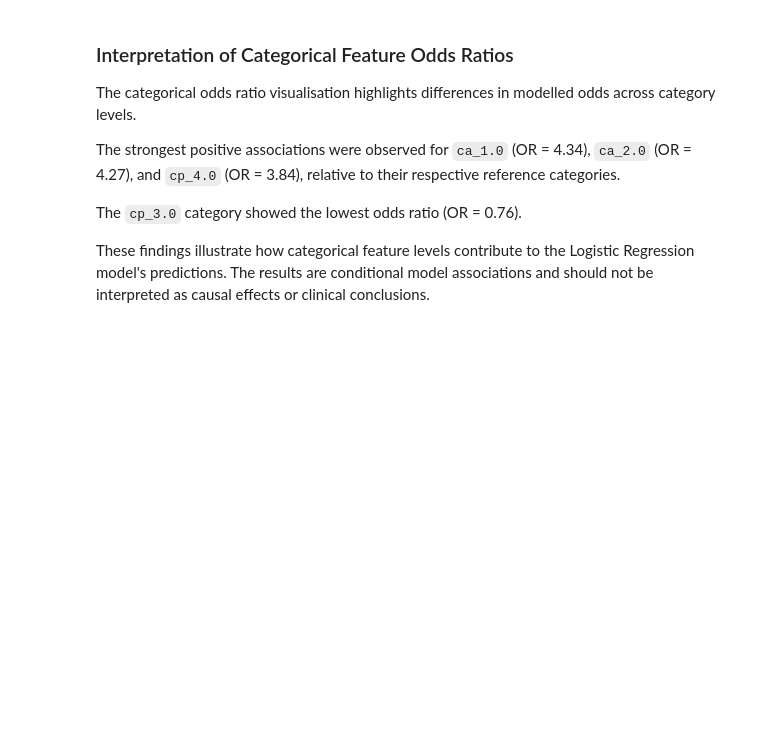
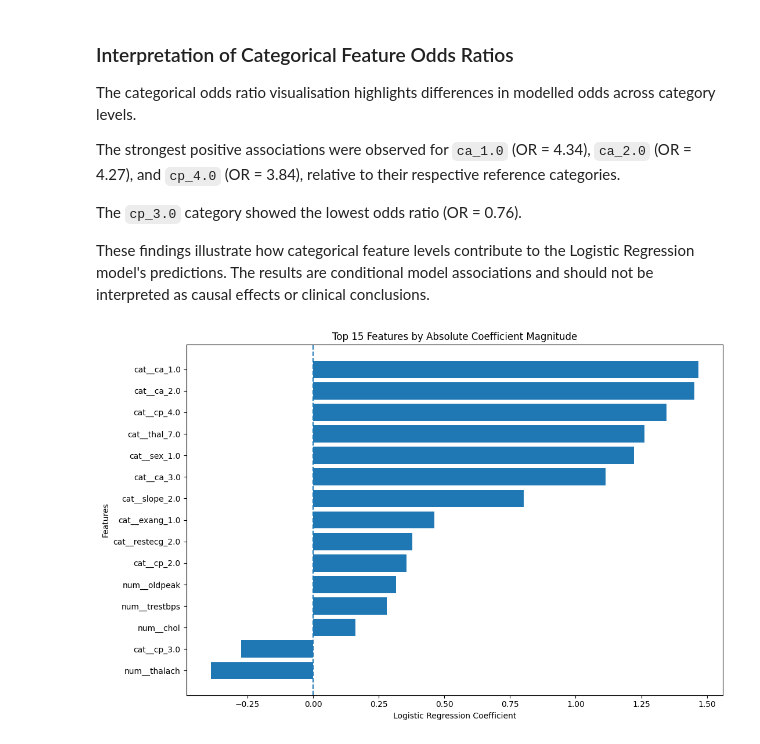
Before and after one commit to divyamohan6388-droid/cardiovascular-risk-prediction, a Jupyter notebook: notebooks/04_model_interpretation.ipynb, the cells around one changed output. Cells and saved outputs as stored; diff of their text form; code cells hidden in the pictures; blank space fills up the shorter version.

```diff
--- a/notebooks/04_model_interpretation.ipynb
+++ b/notebooks/04_model_interpretation.ipynb
@@ -376,3 +363,36 @@ The strongest positive associations were observed for `ca_1.0` (OR = 4.34), `ca_
 The `cp_3.0` category showed the lowest odds ratio (OR = 0.76).
 
 These findings illustrate how categorical feature levels contribute to the Logistic Regression model's predictions. The results are conditional model associations and should not be interpreted as causal effects or clinical conclusions.
+# %%
+# combining all features coefficients
+all_feature_coefficients = interpretation_df.copy()
+
+# sorting by absolute coef magnitude
+all_feature_coefficients["Absolute_Coefficient"] = (all_feature_coefficients["Coefficient"].abs())
+
+top_features = all_feature_coefficients.sort_values(
+    by="Absolute_Coefficient",
+    ascending=False
+).head(15)
+
+# visualisation
+top_features = top_features.sort_values("Coefficient")
+
+# Plot
+plt.figure(figsize=(11, 7))
+
+plt.barh(
+    top_features["Feature"],
+    top_features["Coefficient"]
+)
+
+plt.axvline(x=0, linestyle="--")
+
+plt.xlabel("Logistic Regression Coefficient")
+plt.ylabel("Features")
+plt.title("Top 15 Features by Absolute Coefficient Magnitude")
+
+plt.tight_layout()
+plt.show()
+# %% [output]
+[figure, added]
```
Also changed, not shown: parts of 7 cells of this notebook.
